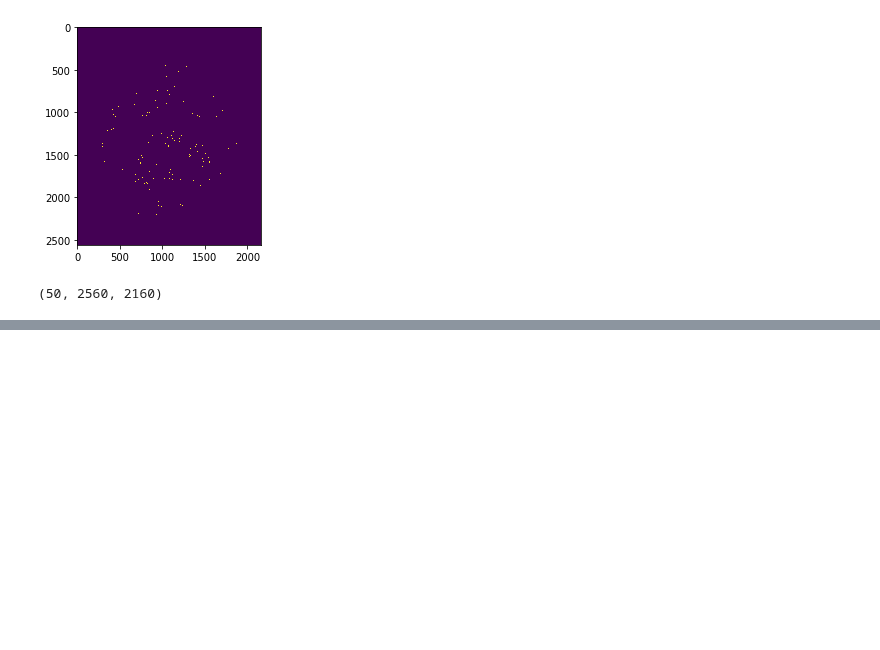
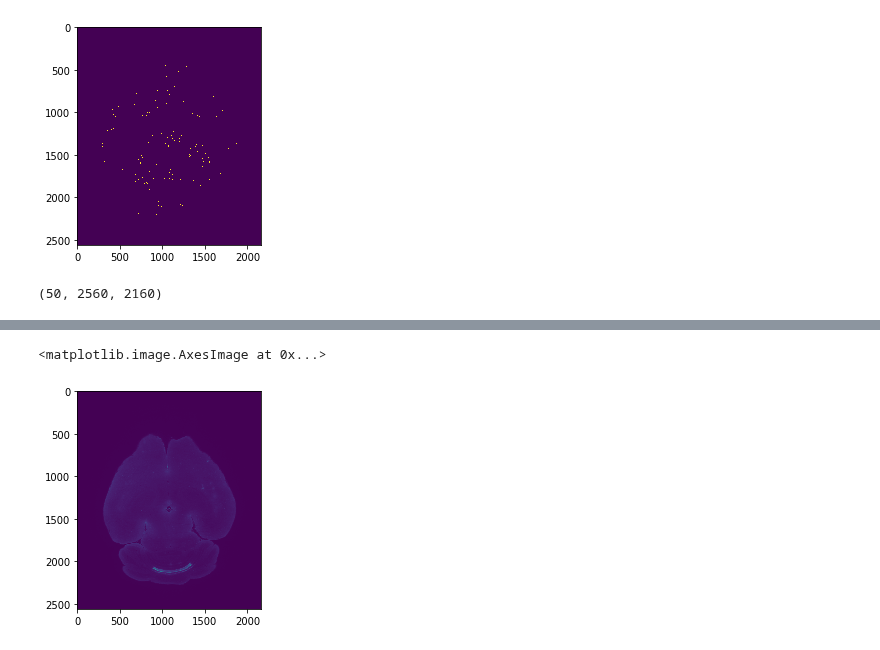
Before and after one commit to PrincetonUniversity/lightsheet_helper_scripts, a Jupyter notebook: lightsheet/Downsize_raw_volume.ipynb, the cells around one changed output, grey strips where cells are left out. Saved outputs shown, nothing was run; the diff lists cells and outputs as text; code cells hidden in the pictures; blank space fills up the shorter version.

```diff
--- a/lightsheet/Downsize_raw_volume.ipynb
+++ b/lightsheet/Downsize_raw_volume.ipynb
@@ -276,0 +280,3 @@ rawcells_an21[200:250].shape
+# %%
+sorted_files = sorted(glob.glob("/home/ahoag/ngdemo/data/*Z015*"))
+sorted_files
@@ -276,0 +339,9 @@ rawcells_an21[200:250].shape
+# %%
+im1 = Image.open(sorted_files[0])
+# %%
+fig = plt.figure()
+ax=fig.add_subplot(1,1,1)
+ax.imshow(im1)
+# %% [output]
+<matplotlib.image.AxesImage at 0x...>
+[figure, added]
```
Also changed, not shown: parts of 8 cells of this notebook, 6 other files.
